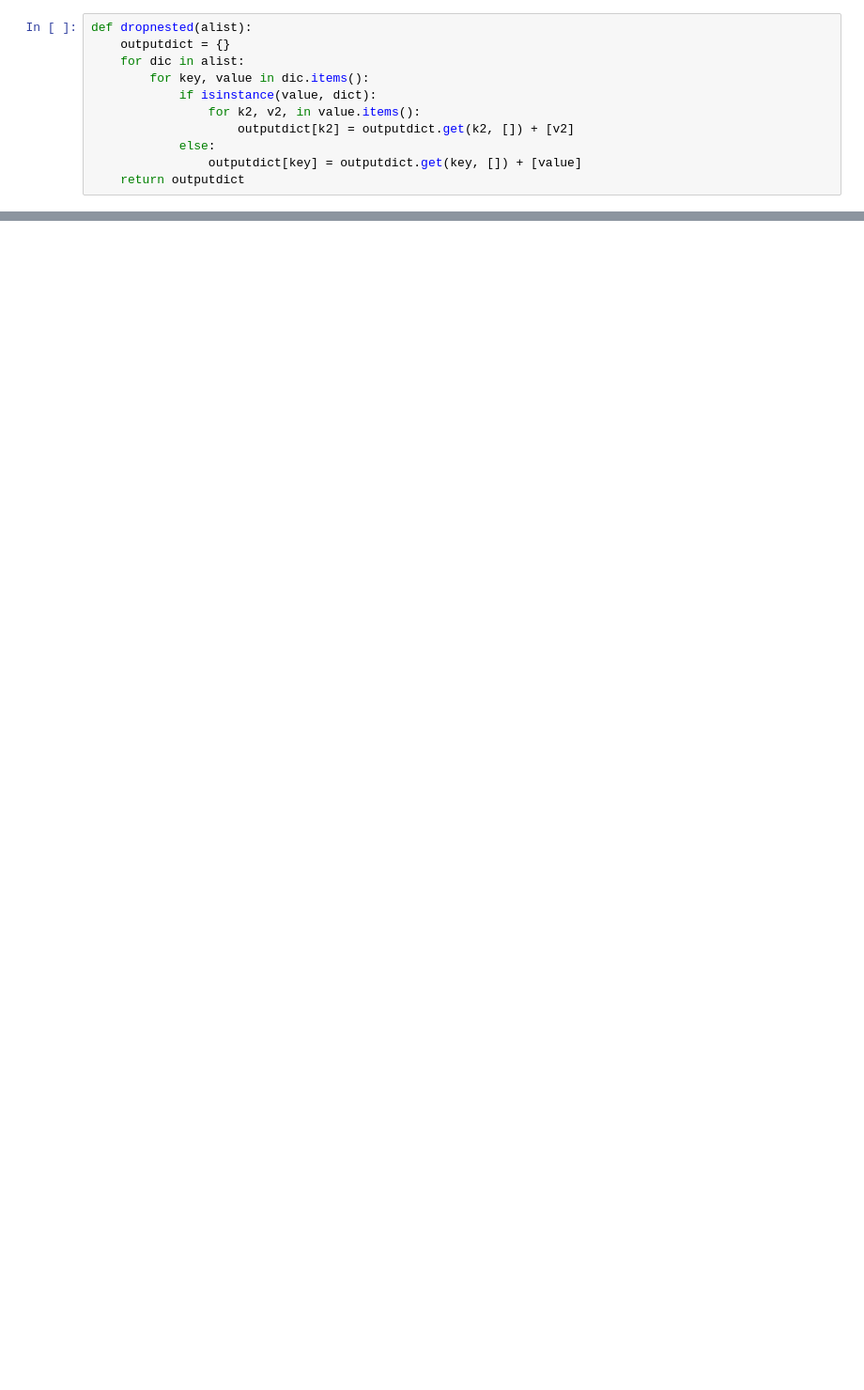
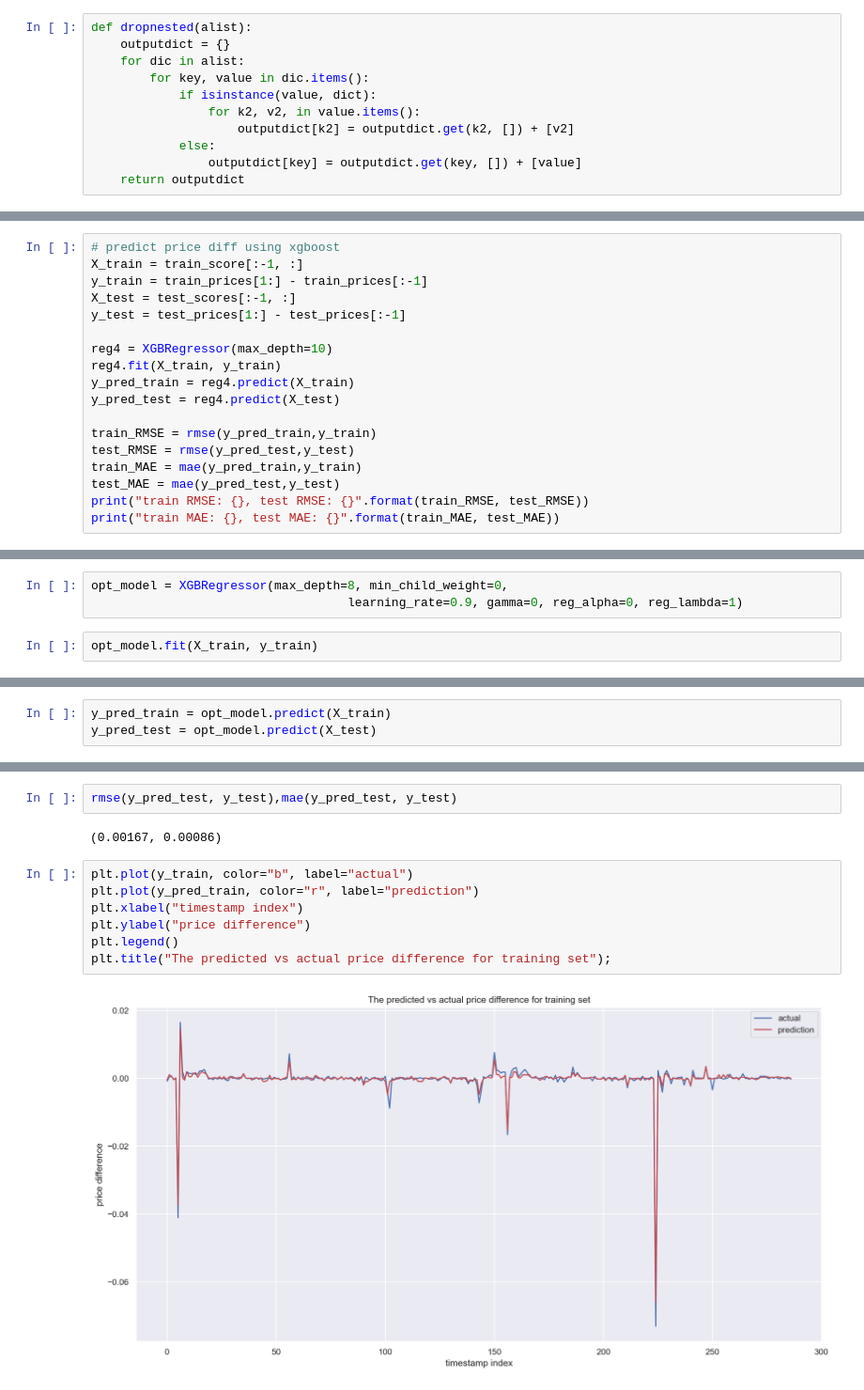
Before and after one commit to NicoleeC/BAD_CS294-196_FinalProject, a Jupyter notebook: model.ipynb, the cells around one changed output, grey strips where cells are left out. Shown at 94% size. Cells and saved outputs as stored; diff of their text form; blank space fills up the shorter version.

Commit message:
update model

```diff
--- a/model.ipynb
+++ b/model.ipynb
@@ -358,0 +197,18 @@ plt.plot(y_pred, color="r")
+# %%
+# predict price diff using xgboost
+X_train = train_score[:-1, :]
+y_train = train_prices[1:] - train_prices[:-1]
+X_test = test_scores[:-1, :]
+y_test = test_prices[1:] - test_prices[:-1]
+
+reg4 = XGBRegressor(max_depth=10)
+reg4.fit(X_train, y_train)
+y_pred_train = reg4.predict(X_train)
+y_pred_test = reg4.predict(X_test)
+
+train_RMSE = rmse(y_pred_train,y_train)
+test_RMSE = rmse(y_pred_test,y_test)
+train_MAE = mae(y_pred_train,y_train)
+test_MAE = mae(y_pred_test,y_test)
+print("train RMSE: {}, test RMSE: {}".format(train_RMSE, test_RMSE))
+print("train MAE: {}, test MAE: {}".format(train_MAE, test_MAE))
@@ -358,0 +272,5 @@ plt.plot(y_pred, color="r")
+# %%
+opt_model = XGBRegressor(max_depth=8, min_child_weight=0,
+                                   learning_rate=0.9, gamma=0, reg_alpha=0, reg_lambda=1)
+# %%
+opt_model.fit(X_train, y_train)
@@ -358,0 +279,3 @@ plt.plot(y_pred, color="r")
+# %%
+y_pred_train = opt_model.predict(X_train)
+y_pred_test = opt_model.predict(X_test)
@@ -358,0 +286,13 @@ plt.plot(y_pred, color="r")
+# %%
+rmse(y_pred_test, y_test),mae(y_pred_test, y_test)
+# %% [output]
+(0.00167, 0.00086)
+# %%
+plt.plot(y_train, color="b", label="actual")
+plt.plot(y_pred_train, color="r", label="prediction")
+plt.xlabel("timestamp index")
+plt.ylabel("price difference")
+plt.legend()
+plt.title("The predicted vs actual price difference for training set");
+# %% [output]
+[figure, added]
```
Also changed, not shown: parts of 73 cells of this notebook, 4 other files.
